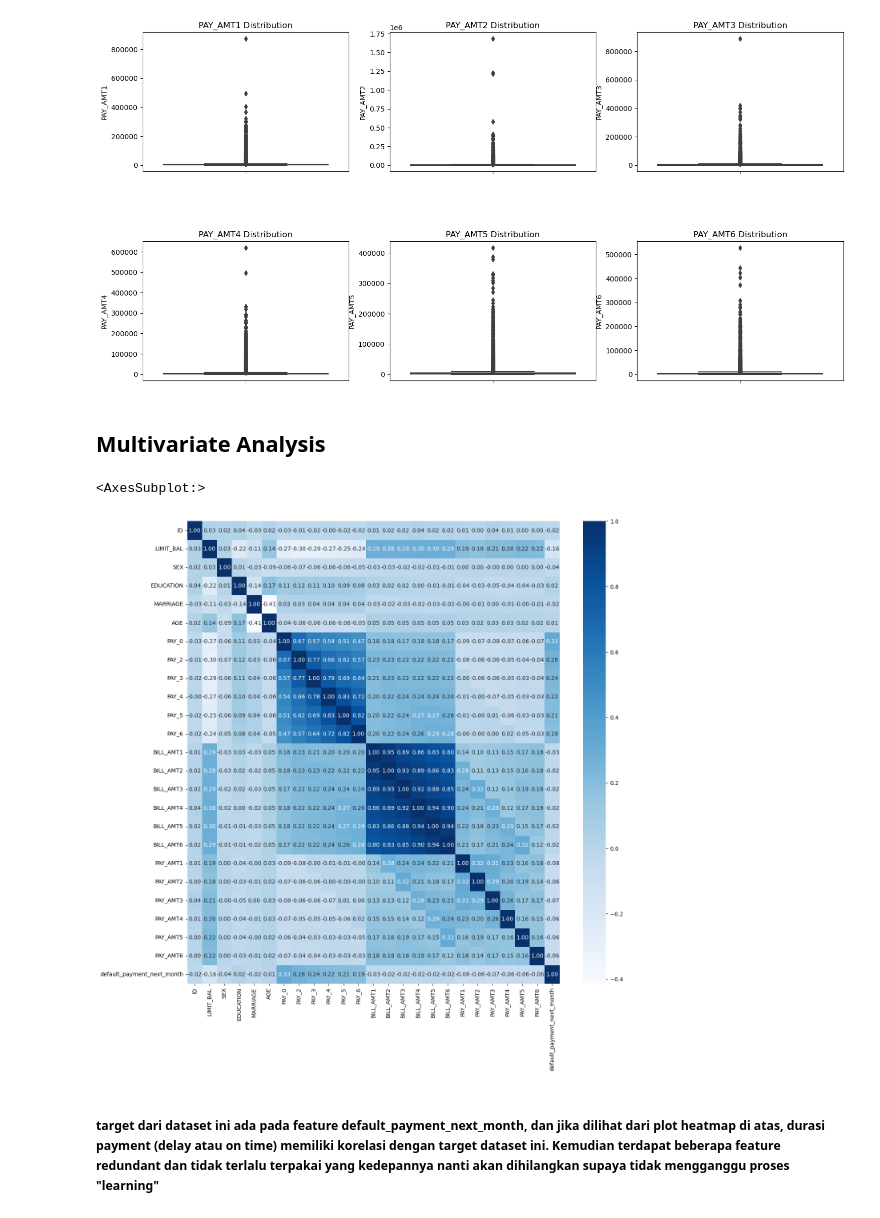
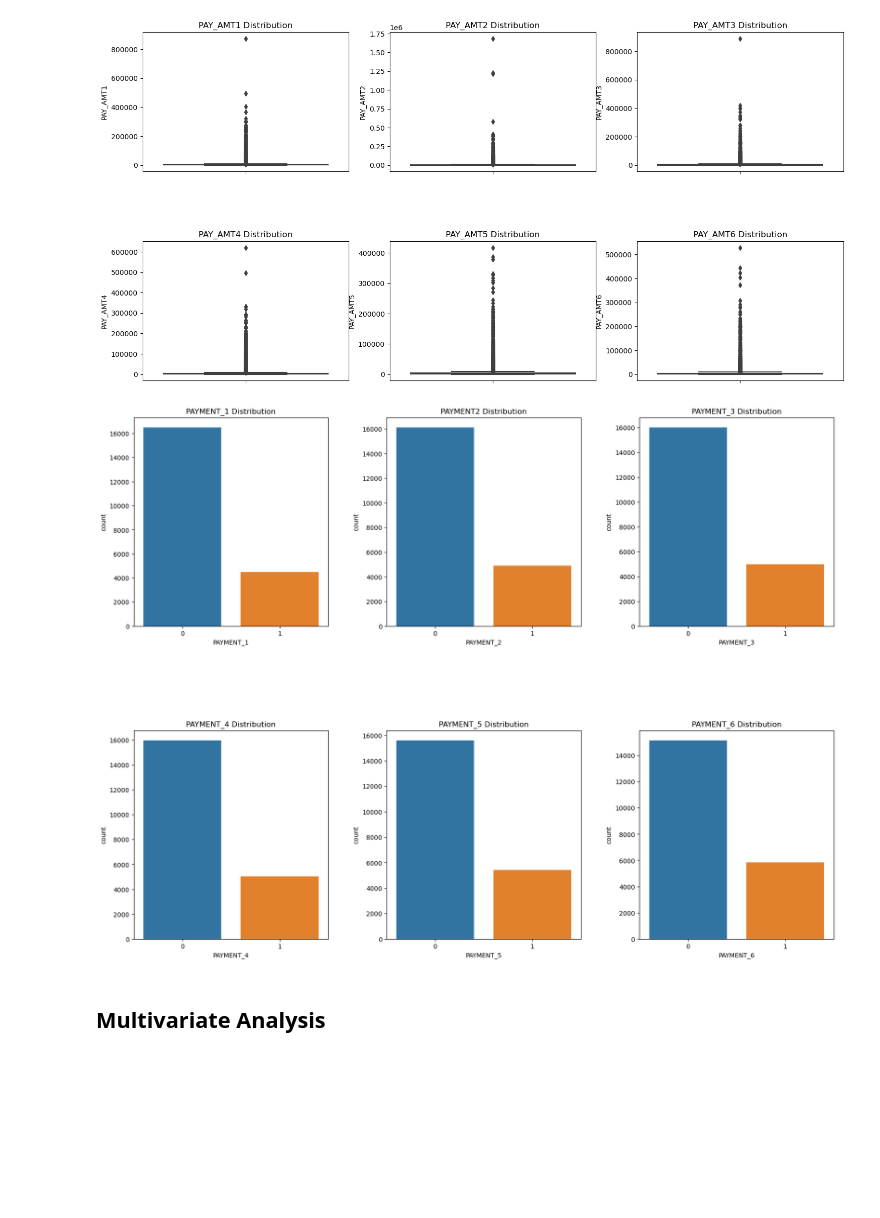
Before and after one commit to iqbalmudzakky/final_project, a Jupyter notebook: Stage_1_Data_Magician.ipynb, the cells around one changed output. Saved outputs shown, nothing was run; the diff lists cells and outputs as text; code cells hidden in the pictures; blank space fills up the shorter version.

```diff
--- a/Stage_1_Data_Magician.ipynb
+++ b/Stage_1_Data_Magician.ipynb
@@ -295,13 +403,32 @@ pay_boxplot.subplots_adjust(hspace=0.5)
+# %%
+payment_default_plot, axes = plt.subplots(nrows = 2, ncols=3, figsize=(20, 15))
+
+PAYMENT_1_count = dftrain.groupby(['PAYMENT_1']).agg(count = ('ID', 'nunique')).reset_index()
+sns.barplot(x = 'PAYMENT_1', y = 'count', data = PAYMENT_1_count, ax = axes[0,0])
+axes[0,0].set_title('PAYMENT_1 Distribution')
+
+PAYMENT_2_count = dftrain.groupby(['PAYMENT_2']).agg(count = ('ID', 'nunique')).reset_index()
+sns.barplot(x = 'PAYMENT_2', y = 'count', data = PAYMENT_2_count, ax = axes[0,1])
+axes[0,1].set_title('PAYMENT2 Distribution')
+
+PAYMENT_3_count = dftrain.groupby(['PAYMENT_3']).agg(count = ('ID', 'nunique')).reset_index()
+sns.barplot(x = 'PAYMENT_3', y = 'count', data = PAYMENT_3_count, ax = axes[0,2])
+axes[0,2].set_title('PAYMENT_3 Distribution')
+
+PAYMENT_4_count = dftrain.groupby(['PAYMENT_4']).agg(count = ('ID', 'nunique')).reset_index()
+sns.barplot(x = 'PAYMENT_4', y = 'count', data = PAYMENT_4_count, ax = axes[1,0])
+axes[1,0].set_title('PAYMENT_4 Distribution')
+
+PAYMENT_5_count = dftrain.groupby(['PAYMENT_5']).agg(count = ('ID', 'nunique')).reset_index()
+sns.barplot(x = 'PAYMENT_5', y = 'count', data = PAYMENT_5_count, ax = axes[1,1])
+axes[1,1].set_title('PAYMENT_5 Distribution')
+
+PAYMENT_6_count = dftrain.groupby(['PAYMENT_6']).agg(count = ('ID', 'nunique')).reset_index()
+sns.barplot(x = 'PAYMENT_6', y = 'count', data = PAYMENT_6_count, ax = axes[1,2])
+axes[1,2].set_title('PAYMENT_6 Distribution')
+
+payment_default_plot.subplots_adjust(wspace=0.3, hspace = 0.5)
+# %% [output]
+[figure, added]
 # %% [markdown]
 ##  Multivariate Analysis
-# %%
-dftrain = pd.read_csv('train_20D8GL3.csv')
-
-# mencari korelasi antar feature
-plt.figure(figsize=(15,15))
-sns.heatmap(dftrain.corr(),cmap='Blues',annot=True,fmt='.2f')
-# %% [output]
-<AxesSubplot:>
-[figure, removed]
-# %% [markdown]
-##### target dari dataset ini ada pada feature default_payment_next_month, dan jika dilihat dari plot heatmap di atas, durasi payment (delay atau on time) memiliki korelasi dengan target dataset ini. Kemudian terdapat beberapa feature redundant dan tidak terlalu terpakai yang kedepannya nanti akan dihilangkan supaya tidak mengganggu proses "learning"
```
Also changed, not shown: parts of 29 cells of this notebook.
